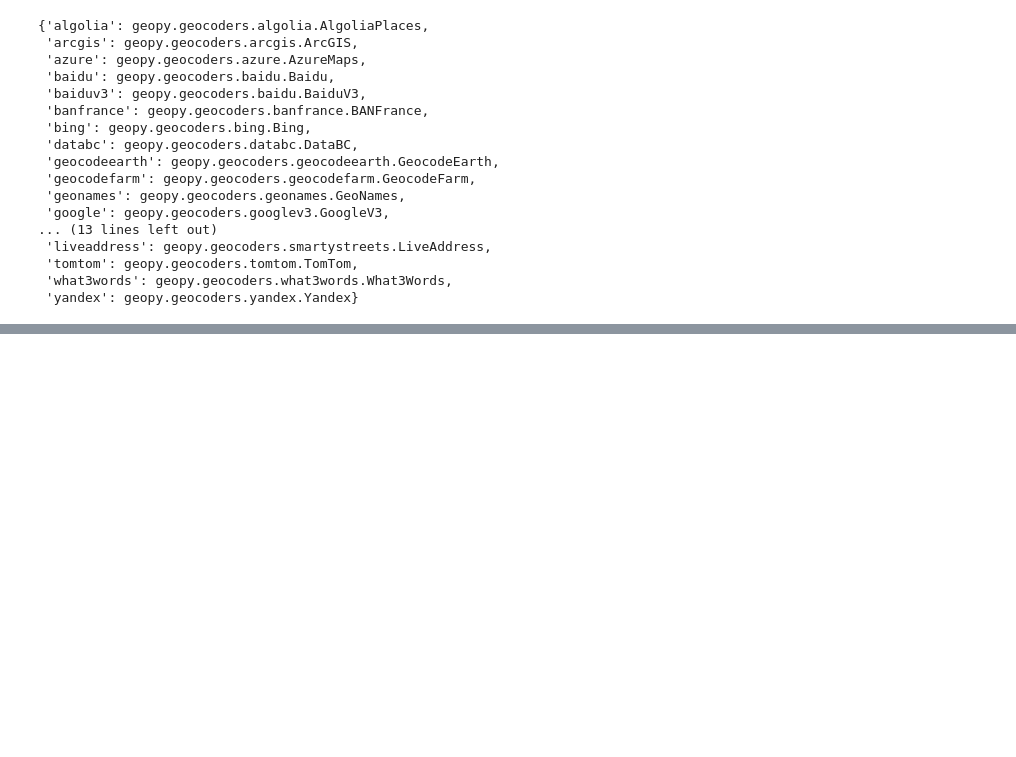
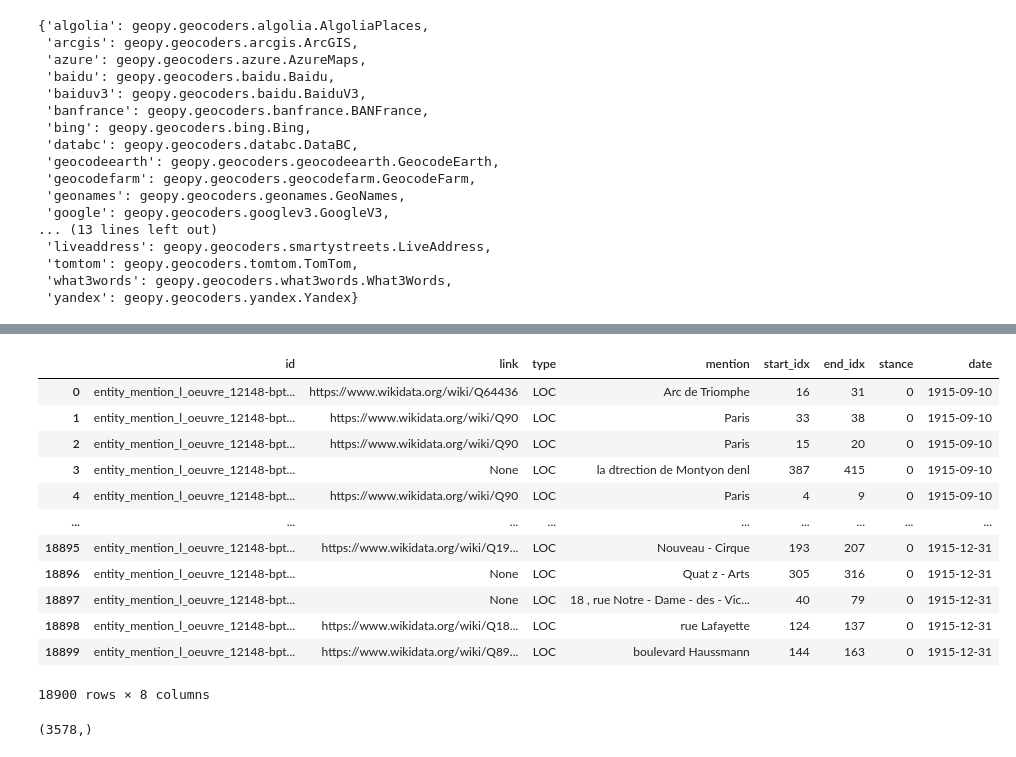
Before and after one commit to dhh21/SpaceWars, a Jupyter notebook: GeospatialAnalysis.ipynb, the cells around one changed output, grey strips where cells are left out. Cells and saved outputs as stored; diff of their text form; code cells hidden in the pictures; blank space fills up the shorter version.

```diff
--- a/GeospatialAnalysis.ipynb
+++ b/GeospatialAnalysis.ipynb
@@ -53,0 +38,25 @@ gdf
+# %%
+import pandas as pd
+from geopandas import GeoDataFrame
+
+gdf = GeoDataFrame(pd.read_json('entities/1915/l_oeuvre.json'))
+
+gdf
+# %% [output]
+|  | id | link | type | mention | start_idx | end_idx | stance | date |
+| 0 | entity_mention_l_oeuvre_12148-bpt... | https://www.wikidata.org/wiki/Q64436 | LOC | Arc de Triomphe | 16 | 31 | 0 | 1915-09-10 |
+| 1 | entity_mention_l_oeuvre_12148-bpt... | https://www.wikidata.org/wiki/Q90 | LOC | Paris | 33 | 38 | 0 | 1915-09-10 |
+| 2 | entity_mention_l_oeuvre_12148-bpt... | https://www.wikidata.org/wiki/Q90 | LOC | Paris | 15 | 20 | 0 | 1915-09-10 |
+| 3 | entity_mention_l_oeuvre_12148-bpt... | None | LOC | la dtrection de Montyon denl | 387 | 415 | 0 | 1915-09-10 |
+| 4 | entity_mention_l_oeuvre_12148-bpt... | https://www.wikidata.org/wiki/Q90 | LOC | Paris | 4 | 9 | 0 | 1915-09-10 |
+| ... | ... | ... | ... | ... | ... | ... | ... | ... |
+| 18895 | entity_mention_l_oeuvre_12148-bpt... | https://www.wikidata.org/wiki/Q19... | LOC | Nouveau - Cirque | 193 | 207 | 0 | 1915-12-31 |
+| 18896 | entity_mention_l_oeuvre_12148-bpt... | None | LOC | Quat z - Arts | 305 | 316 | 0 | 1915-12-31 |
+| 18897 | entity_mention_l_oeuvre_12148-bpt... | None | LOC | 18 , rue Notre - Dame - des - Vic... | 40 | 79 | 0 | 1915-12-31 |
+| 18898 | entity_mention_l_oeuvre_12148-bpt... | https://www.wikidata.org/wiki/Q18... | LOC | rue Lafayette | 124 | 137 | 0 | 1915-12-31 |
+| 18899 | entity_mention_l_oeuvre_12148-bpt... | https://www.wikidata.org/wiki/Q89... | LOC | boulevard Haussmann | 144 | 163 | 0 | 1915-12-31 |
+18900 rows × 8 columns
+# %%
+gdf.mention.unique().shape
+# %% [output]
+(3578,)
```
Also changed, not shown: parts of 24 cells of this notebook.
